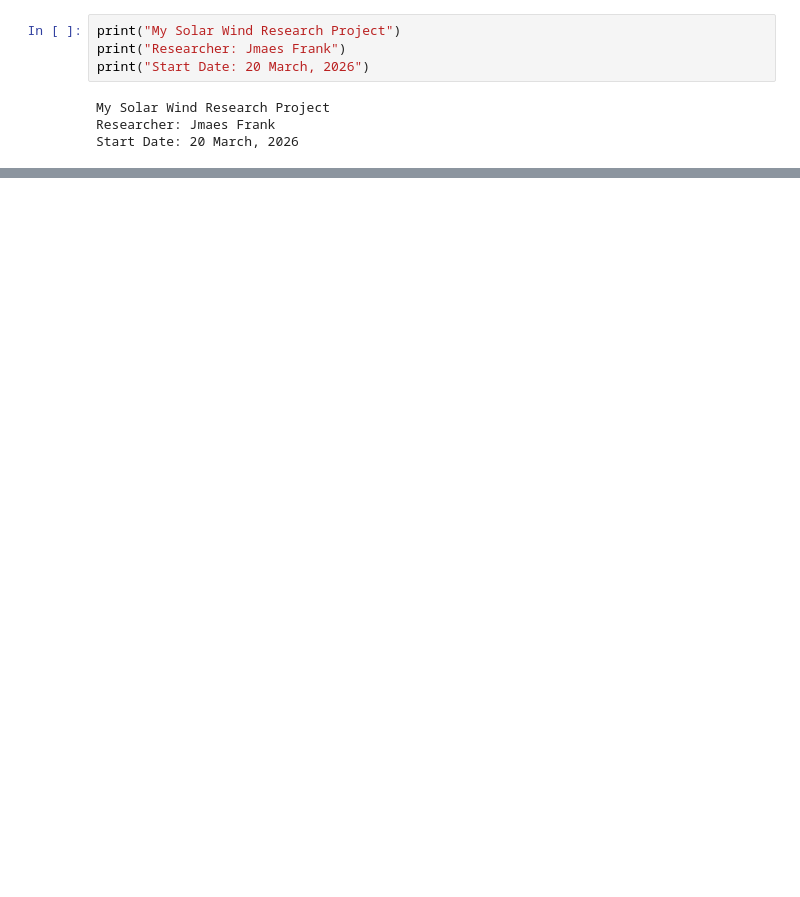
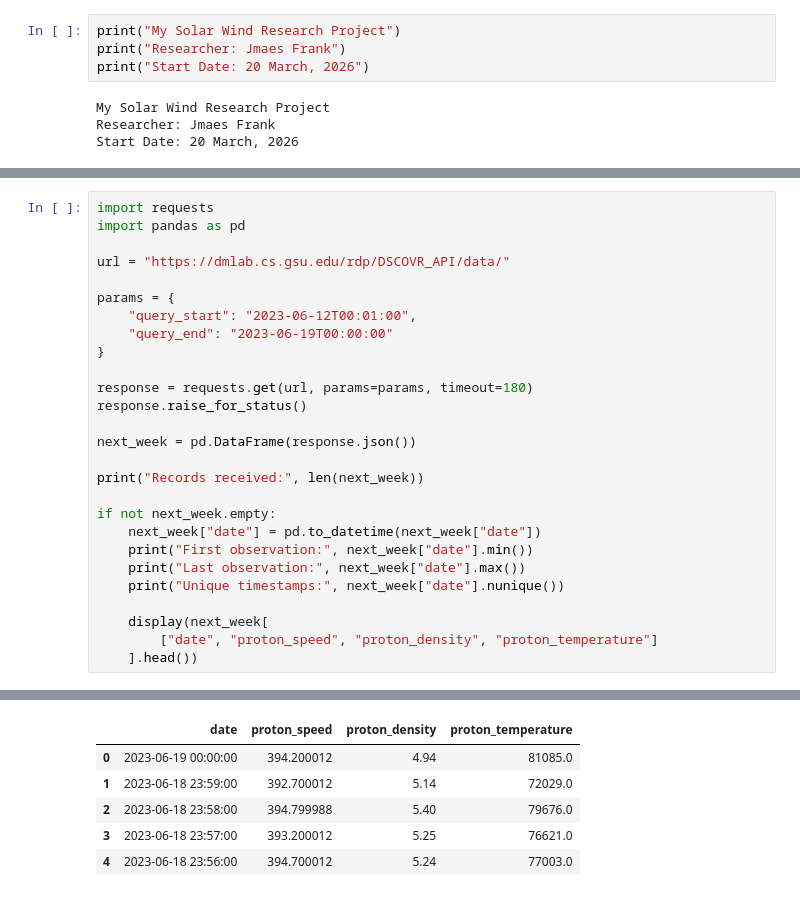
Before and after one commit to JamesFrank-Collab/Solar-Wind-Prediction-Study, a Jupyter notebook: Copy_of_solar_wind_analysis.ipynb, the cells around one changed output, grey strips where cells are left out. Drawn from its saved outputs; the diff is of its cells as text; blank space fills up the shorter version.

```diff
--- a/Copy_of_solar_wind_analysis.ipynb
+++ b/Copy_of_solar_wind_analysis.ipynb
@@ -1459,0 +1173,28 @@ Largest prediction errors:
+# %%
+import requests
+import pandas as pd
+
+url = "https://dmlab.cs.gsu.edu/rdp/DSCOVR_API/data/"
+
+params = {
+    "query_start": "2023-06-12T00:01:00",
+    "query_end": "2023-06-19T00:00:00"
+}
+
+response = requests.get(url, params=params, timeout=180)
+response.raise_for_status()
+
+next_week = pd.DataFrame(response.json())
+
+print("Records received:", len(next_week))
+
+if not next_week.empty:
+    next_week["date"] = pd.to_datetime(next_week["date"])
+    print("First observation:", next_week["date"].min())
+    print("Last observation:", next_week["date"].max())
+    print("Unique timestamps:", next_week["date"].nunique())
+
+    display(next_week[
+        ["date", "proton_speed", "proton_density", "proton_temperature"]
+    ].head())
+# %% [output]
@@ -1459,0 +1205,6 @@ Largest prediction errors:
+|  | date | proton_speed | proton_density | proton_temperature |
+| 0 | 2023-06-19 00:00:00 | 394.200012 | 4.94 | 81085.0 |
+| 1 | 2023-06-18 23:59:00 | 392.700012 | 5.14 | 72029.0 |
+| 2 | 2023-06-18 23:58:00 | 394.799988 | 5.40 | 79676.0 |
+| 3 | 2023-06-18 23:57:00 | 393.200012 | 5.25 | 76621.0 |
+| 4 | 2023-06-18 23:56:00 | 394.700012 | 5.24 | 77003.0 |
```
Also changed, not shown: parts of 47 cells of this notebook.
